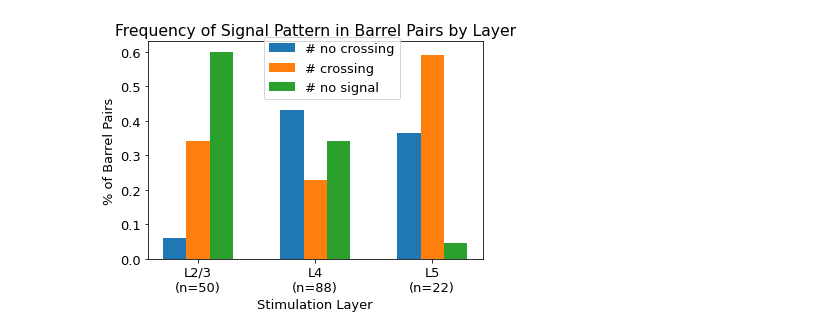
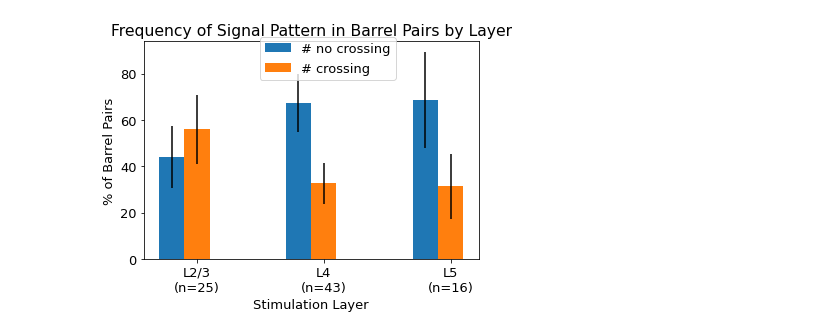
Before and after one commit to john-judge/TSM-to-ZDA, a Jupyter notebook: Figures_June2023.ipynb, the cells around one changed output. Saved outputs shown, nothing was run; the diff lists cells and outputs as text; code cells hidden in the pictures.

```diff
--- a/Figures_June2023.ipynb
+++ b/Figures_June2023.ipynb
@@ -12,46 +12,66 @@ data_dir = "C:/Users/jjudge3/Desktop/Data/mm_full_pipeline_targets/"
 plt.rcParams.update({'font.size': 13})
 #plt.rcParams['figure.figsize'] = [20, 12]
 # %%
-# Results 2/8/23 - 6/9/23
+# Results 2/8/23 - 6/30/23
 # in format # no crossing, # crossing, # no signal; l2/3, L4, L5
+n_L23 = 68 - 43
+n_L4 = 88 - 45
+n_L5 = 18 - 2
+# in columns L23, L4, L5
 crossing_data = {
-    "# no crossing": [3 / 50, 38 / 88,  8 / 22],
-    '# crossing': [17 / 50,   20 / 88,  13 / 22],
-    '# no signal': [30 / 50,  30 / 88,  1 / 22],
+    "# no crossing": [11, 29, 11],
+    '# crossing': [14, 14, 5],
+    #'# no signal': [43, 45, 2],
     #"L2/3": [3, 17, 30],
     #"L4": [38, 20, 30],
     #"L5": [8, 13, 1]
 }
+errbars = {}
+for k in crossing_data:
+    errbars[k] = [np.sqrt(x) for x in crossing_data[k]]
+    crossing_data[k][0] /= n_L23 / 100
+    crossing_data[k][1] /= n_L4 / 100
+    crossing_data[k][2] /= n_L5 / 100
+    errbars[k][0] /= n_L23 / 100
+    errbars[k][1] /= n_L4 / 100
+    errbars[k][2] /= n_L5 / 100
 
 labels = [x for x in crossing_data.keys()]
 
 # plot this as bars
 plt.clf()
 i = 0
 for nm in crossing_data:
     x = np.arange(3)
     if i == 1:
         plt.bar(x + (i-1) * 0.2,
                 crossing_data[nm],
                 0.2,
                 label=nm,
-                tick_label=['L2/3\n(n=50)', 'L4\n(n=88)', 'L5\n(n=22)'])
+                tick_label=['L2/3\n(n='+str(n_L23)+')',
+                            'L4\n(n='+str(n_L4)+')',
+                            'L5\n(n='+str(n_L5)+')'])
     else:
         plt.bar(x + (i-1) * 0.2,
                 crossing_data[nm],
                 0.2,
                 label=nm)
+    plt.errorbar(x + (i-1) * 0.2,
+                crossing_data[nm],
+                yerr=errbars[nm],
+                fmt='none',
+                color='black')
     i += 1
 
 plt.title("Frequency of Signal Pattern in Barrel Pairs by Layer")
 plt.xlabel("Stimulation Layer")
 plt.ylabel("% of Barrel Pairs")
 #plt.xticks(rotation='vertical')
 plt.legend(bbox_to_anchor=(0.55, 1.05), loc='upper center')
-plt.savefig(data_dir + "results_count_prelim_6-9-23.png")
+plt.savefig(data_dir + "results_count_prelim_6-30-23.png")
 plt.show()
 # %% [output]
-[figure, old version]
+[figure, new version]
 # %%
 # work with latency data
 # Load data, not from Drive for Desktop since PhotoZ complains about loading zda from Drive
```
Also changed, not shown: parts of 4 cells of this notebook, 4 other files.
